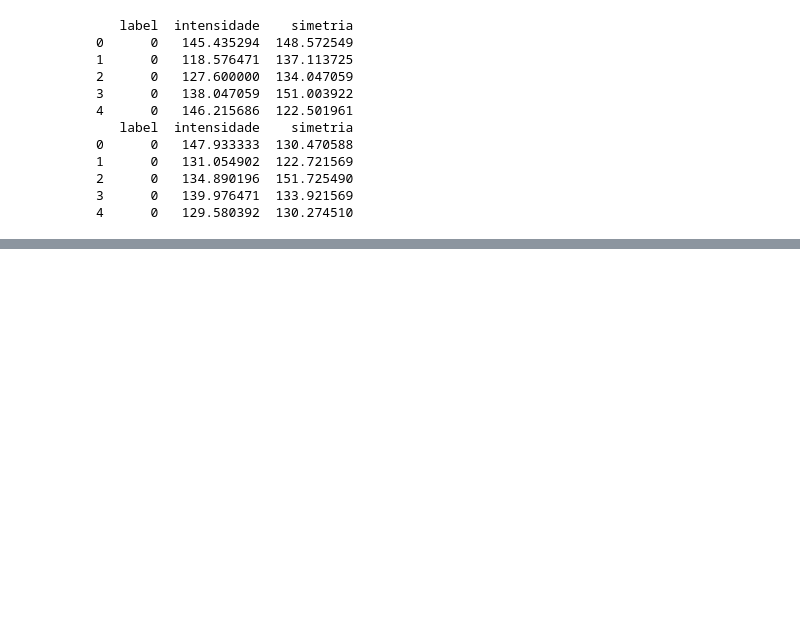
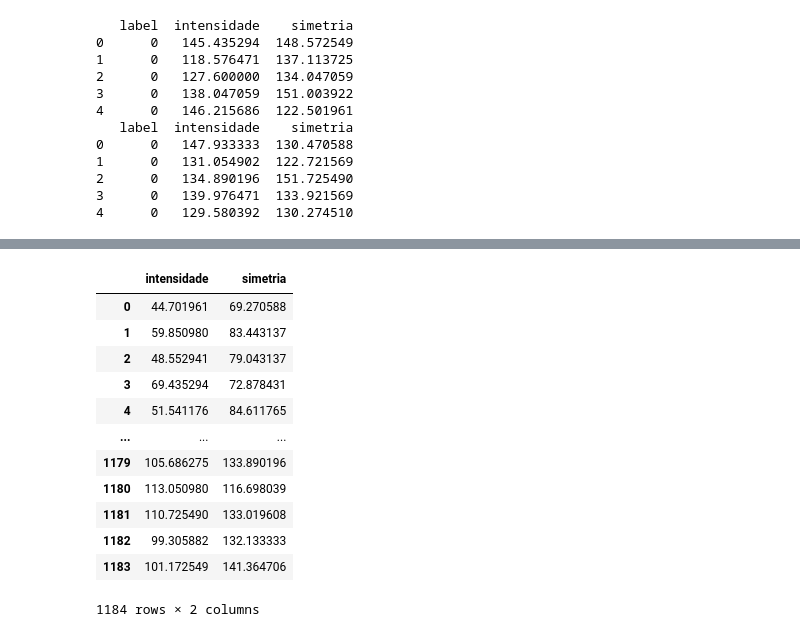
Before and after one commit to mariabandeira/Reconhecimento-de-Digitos, a Jupyter notebook: MiniProjeto_ML.ipynb, the cells around one changed output, grey strips where cells are left out. Drawn from its saved outputs; the diff is of its cells as text; code cells hidden in the pictures; blank space fills up the shorter version.

```diff
--- a/MiniProjeto_ML.ipynb
+++ b/MiniProjeto_ML.ipynb
@@ -153,0 +218,19 @@ test_redu.to_csv('dataset_redu/test_redu.csv', index=False, sep=';')
+# %%
+X_train1x5 = train1x5[['intensidade', 'simetria']]
+y_train1x5 = train1x5['label']
+# %%
+X_train1x5
+# %% [output]
+|  | intensidade | simetria |
+| 0 | 44.701961 | 69.270588 |
+| 1 | 59.850980 | 83.443137 |
+| 2 | 48.552941 | 79.043137 |
+| 3 | 69.435294 | 72.878431 |
+| 4 | 51.541176 | 84.611765 |
+| ... | ... | ... |
+| 1179 | 105.686275 | 133.890196 |
+| 1180 | 113.050980 | 116.698039 |
+| 1181 | 110.725490 | 133.019608 |
+| 1182 | 99.305882 | 132.133333 |
+| 1183 | 101.172549 | 141.364706 |
+1184 rows × 2 columns
```
Also changed, not shown: parts of 13 cells of this notebook.
